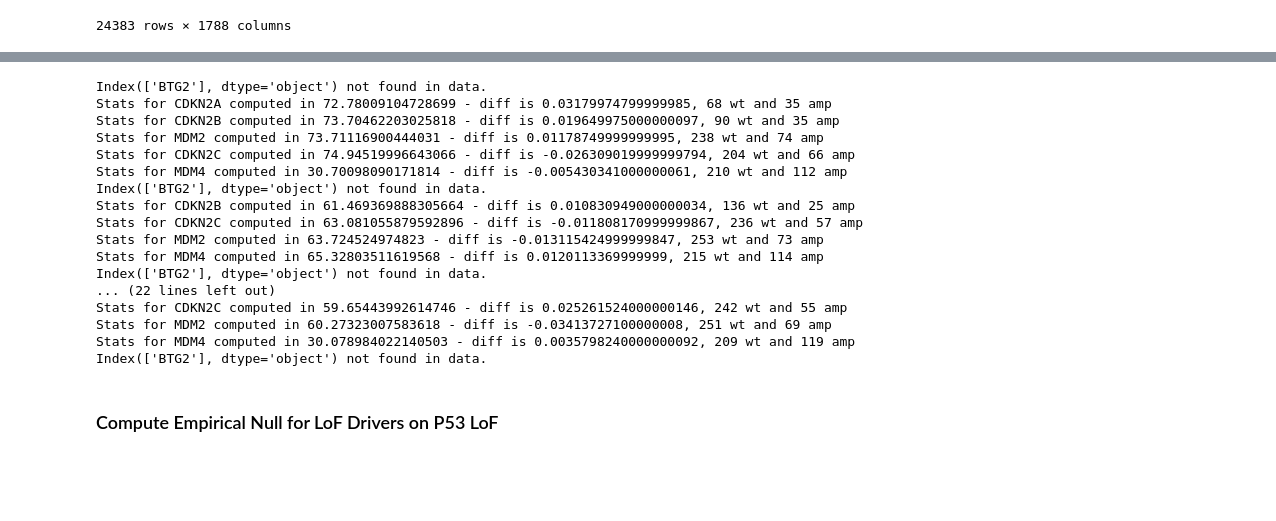
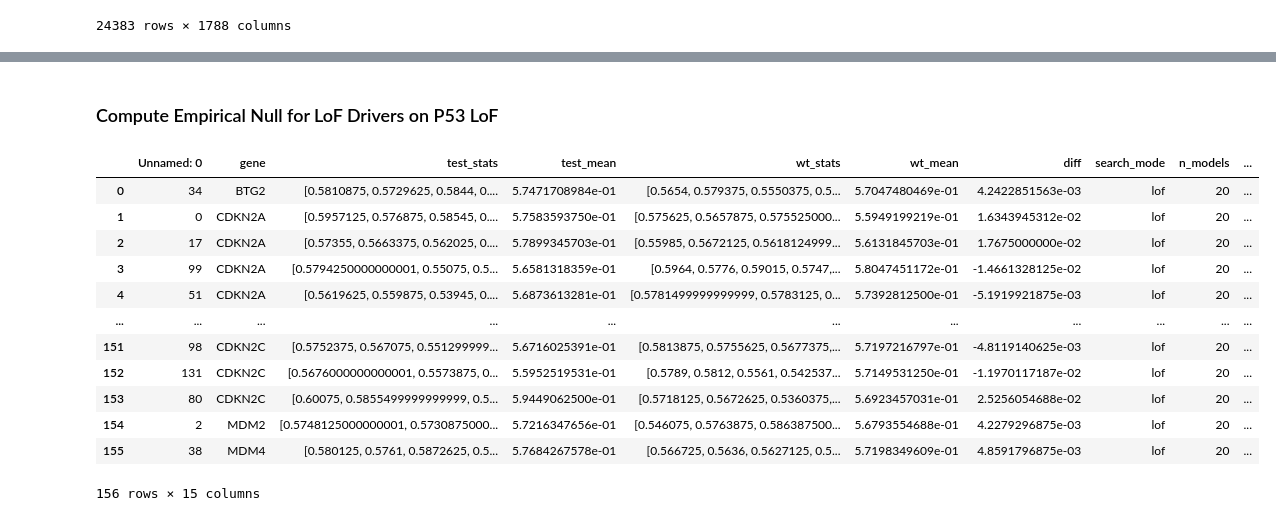
Before and after one commit to anderseng/proxbias, a Jupyter notebook: proxbias/notebooks/DepMap_PB_Driver_Scan_sample.ipynb, the cells around one changed output, grey strips where cells are left out. Saved outputs shown, nothing was run; the diff lists cells and outputs as text; code cells hidden in the pictures; blank space fills up the shorter version.

```diff
--- a/proxbias/notebooks/DepMap_PB_Driver_Scan_sample.ipynb
+++ b/proxbias/notebooks/DepMap_PB_Driver_Scan_sample.ipynb
@@ -260,29 +264,21 @@ p53_wt_crispr_effect = crispr_effect[tp53_wt]
 # %%
-p53_lof_permuted_null_AMP = permute_null_t_test(p53_lof_mutation_data,
-                                            p53_lof_crispr_effect,
-                                            cnv_data,
-                                            n_iter=20, #number of shufflings to do for empirical null generation (20-50 probably plenty)
-                                            genes=["CDKN2A", "CDKN2B", "CDKN2C", "BTG2", "MDM4", "MDM2"],
-                                            n_iterations=20, #number of bootstraps (default is 100)
-                                            search_mode="amp")
-
-p53_lof_permuted_null_AMP.to_csv("p53_lof_permuted_null_AMP_genes.txt", sep="\t")
-p53_lof_permuted_null_AMP
+#write a function that either reads null from disc or creates it
+def load_or_create_permuted_null(file_name, mutation_data, crispr_effect, cnv_data, search_mode):
+    if os.path.exists(file_name):
+        return pd.read_csv(file_name, sep="\t")
+    else:
+        permuted_null = permute_null_t_test(
+            mutation_data,
+            crispr_effect,
+            cnv_data,
+            n_shuffles=50,  # number of shufflings to do for empirical null generation (20-50 probably plenty)
+            genes=["CDKN2A", "CDKN2B", "CDKN2C", "BTG2", "MDM4", "MDM2"],
+            n_iterations=128,  # number of bootstraps (default is 100)
+            search_mode=search_mode,
+            n_min_cell_lines=25,
+            fixed_cell_line_sampling=True,
+            candidate_models=list(crispr_effect.columns),
+            eval_kwargs={"n_samples": 20, "n_trials": 200, "return_samples": False}
+        )
+        permuted_null.to_csv(file_name, sep="\t")
+        return permuted_null
-# %% [output]
-Index(['BTG2'], dtype='object') not found in data.
-Stats for CDKN2A computed in 72.78009104728699 - diff is 0.03179974799999985, 68 wt and 35 amp
-Stats for CDKN2B computed in 73.70462203025818 - diff is 0.019649975000000097, 90 wt and 35 amp
-Stats for MDM2 computed in 73.71116900444031 - diff is 0.01178749999999995, 238 wt and 74 amp
-Stats for CDKN2C computed in 74.94519996643066 - diff is -0.026309019999999794, 204 wt and 66 amp
-Stats for MDM4 computed in 30.70098090171814 - diff is -0.005430341000000061, 210 wt and 112 amp
-Index(['BTG2'], dtype='object') not found in data.
-Stats for CDKN2B computed in 61.469369888305664 - diff is 0.010830949000000034, 136 wt and 25 amp
-Stats for CDKN2C computed in 63.081055879592896 - diff is -0.011808170999999867, 236 wt and 57 amp
-Stats for MDM2 computed in 63.724524974823 - diff is -0.013115424999999847, 253 wt and 73 amp
-Stats for MDM4 computed in 65.32803511619568 - diff is 0.0120113369999999, 215 wt and 114 amp
-Index(['BTG2'], dtype='object') not found in data.
-... (22 lines left out)
-Stats for CDKN2C computed in 59.65443992614746 - diff is 0.025261524000000146, 242 wt and 55 amp
-Stats for MDM2 computed in 60.27323007583618 - diff is -0.03413727100000008, 251 wt and 69 amp
-Stats for MDM4 computed in 30.078984022140503 - diff is 0.0035798240000000092, 209 wt and 119 amp
-Index(['BTG2'], dtype='object') not found in data.
@@ -301,3 +319,19 @@ p53_lof_permuted_null_LOF.to_csv("p53_lof_permuted_null_LOF_genes.txt", sep="\t"
+# %%
+p53_wt_permuted_null_LOF
+# %% [output]
+|  | Unnamed: 0 | gene | test_stats | test_mean | wt_stats | wt_mean | diff | search_mode | n_models | ... |
+| 0 | 34 | BTG2 | [0.5810875, 0.5729625, 0.5844, 0.... | 5.7471708984e-01 | [0.5654, 0.579375, 0.5550375, 0.5... | 5.7047480469e-01 | 4.2422851563e-03 | lof | 20 | ... |
+| 1 | 0 | CDKN2A | [0.5957125, 0.576875, 0.58545, 0.... | 5.7583593750e-01 | [0.575625, 0.5657875, 0.575525000... | 5.5949199219e-01 | 1.6343945312e-02 | lof | 20 | ... |
+| 2 | 17 | CDKN2A | [0.57355, 0.5663375, 0.562025, 0.... | 5.7899345703e-01 | [0.55985, 0.5672125, 0.5618124999... | 5.6131845703e-01 | 1.7675000000e-02 | lof | 20 | ... |
+| 3 | 99 | CDKN2A | [0.5794250000000001, 0.55075, 0.5... | 5.6581318359e-01 | [0.5964, 0.5776, 0.59015, 0.5747,... | 5.8047451172e-01 | -1.4661328125e-02 | lof | 20 | ... |
+| 4 | 51 | CDKN2A | [0.5619625, 0.559875, 0.53945, 0.... | 5.6873613281e-01 | [0.5781499999999999, 0.5783125, 0... | 5.7392812500e-01 | -5.1919921875e-03 | lof | 20 | ... |
+| ... | ... | ... | ... | ... | ... | ... | ... | ... | ... | ... |
+| 151 | 98 | CDKN2C | [0.5752375, 0.567075, 0.551299999... | 5.6716025391e-01 | [0.5813875, 0.5755625, 0.5677375,... | 5.7197216797e-01 | -4.8119140625e-03 | lof | 20 | ... |
+| 152 | 131 | CDKN2C | [0.5676000000000001, 0.5573875, 0... | 5.5952519531e-01 | [0.5789, 0.5812, 0.5561, 0.542537... | 5.7149531250e-01 | -1.1970117187e-02 | lof | 20 | ... |
+| 153 | 80 | CDKN2C | [0.60075, 0.5855499999999999, 0.5... | 5.9449062500e-01 | [0.5718125, 0.5672625, 0.5360375,... | 5.6923457031e-01 | 2.5256054688e-02 | lof | 20 | ... |
+| 154 | 2 | MDM2 | [0.5748125000000001, 0.5730875000... | 5.7216347656e-01 | [0.546075, 0.5763875, 0.586387500... | 5.6793554688e-01 | 4.2279296875e-03 | lof | 20 | ... |
+| 155 | 38 | MDM4 | [0.580125, 0.5761, 0.5872625, 0.5... | 5.7684267578e-01 | [0.566725, 0.5636, 0.5627125, 0.5... | 5.7198349609e-01 | 4.8591796875e-03 | lof | 20 | ... |
+156 rows × 15 columns
 # %%
 def plot_empirical_null_histogram(df, gene_column='gene'):
     """
```
Also changed, not shown: parts of 10 cells of this notebook, 4 other files.
